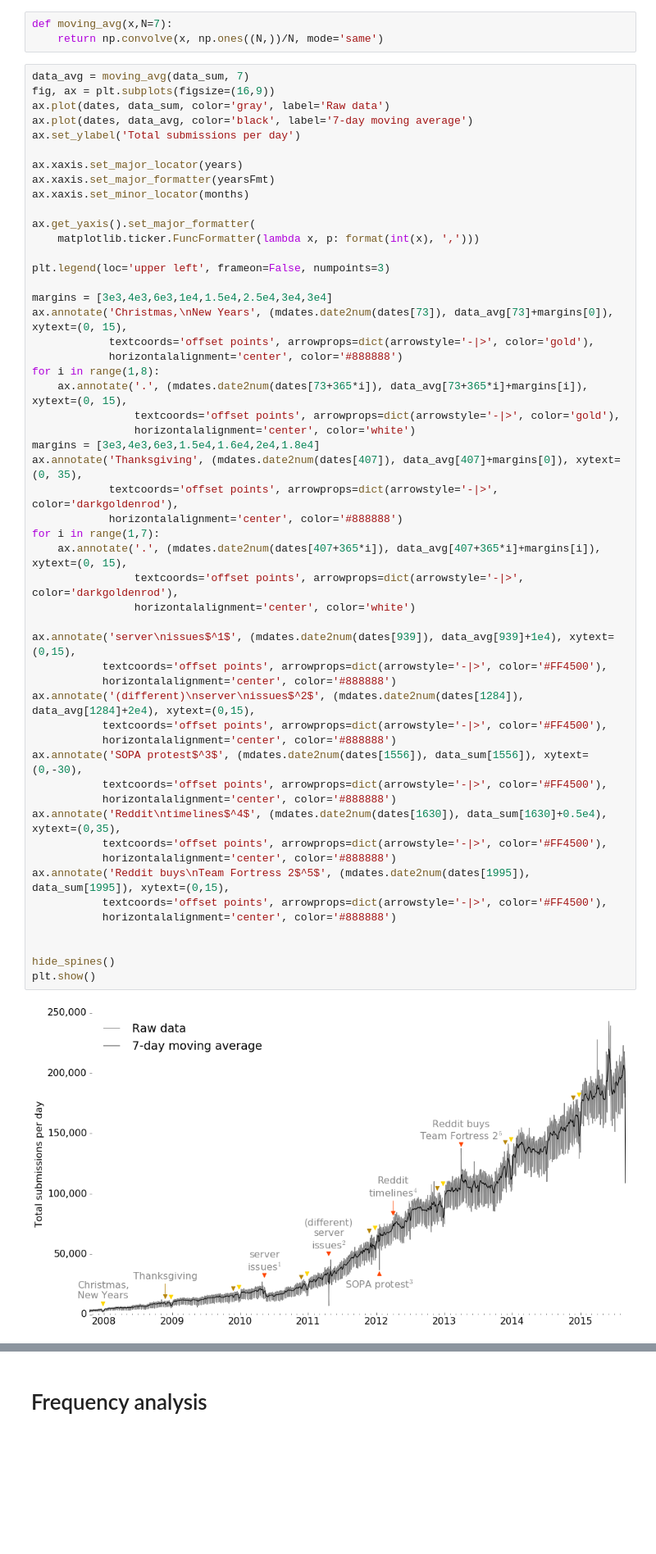
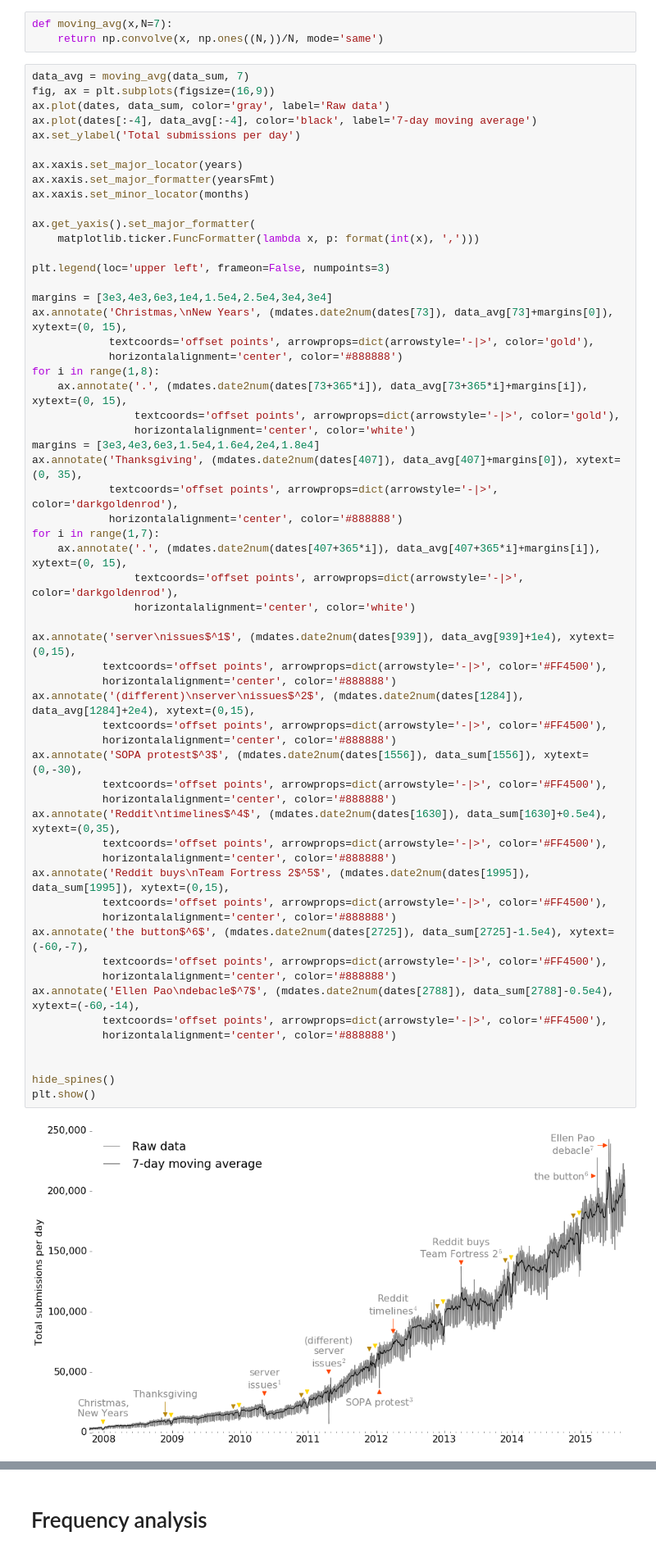
Before and after one commit to JeroenDelcour/redditStats, a Jupyter notebook: subreddits activity/subreddit video.ipynb, the cells around one changed output, grey strips where cells are left out. Shown at 82% size. Drawn from its saved outputs; the diff is of its cells as text; blank space fills up the shorter version.

```diff
--- a/subreddits activity/subreddit video.ipynb
+++ b/subreddits activity/subreddit video.ipynb
@@ -387,7 +387,7 @@ def moving_avg(x,N=7):
 data_avg = moving_avg(data_sum, 7)
 fig, ax = plt.subplots(figsize=(16,9))
 ax.plot(dates, data_sum, color='gray', label='Raw data')
-ax.plot(dates, data_avg, color='black', label='7-day moving average')
+ax.plot(dates[:-4], data_avg[:-4], color='black', label='7-day moving average')
 ax.set_ylabel('Total submissions per day')
 
 ax.xaxis.set_major_locator(years)
@@ -409,34 +409,40 @@ for i in range(1,8):
                 horizontalalignment='center', color='white')
 margins = [3e3,4e3,6e3,1.5e4,1.6e4,2e4,1.8e4]
 ax.annotate('Thanksgiving', (mdates.date2num(dates[407]), data_avg[407]+margins[0]), xytext=(0, 35),
             textcoords='offset points', arrowprops=dict(arrowstyle='-|>', color='darkgoldenrod'),
             horizontalalignment='center', color='#888888')
 for i in range(1,7):
     ax.annotate('.', (mdates.date2num(dates[407+365*i]), data_avg[407+365*i]+margins[i]), xytext=(0, 15),
                 textcoords='offset points', arrowprops=dict(arrowstyle='-|>', color='darkgoldenrod'),
                 horizontalalignment='center', color='white')
 
 ax.annotate('server\nissues$^1$', (mdates.date2num(dates[939]), data_avg[939]+1e4), xytext=(0,15),
            textcoords='offset points', arrowprops=dict(arrowstyle='-|>', color='#FF4500'),
            horizontalalignment='center', color='#888888')
 ax.annotate('(different)\nserver\nissues$^2$', (mdates.date2num(dates[1284]), data_avg[1284]+2e4), xytext=(0,15),
            textcoords='offset points', arrowprops=dict(arrowstyle='-|>', color='#FF4500'),
            horizontalalignment='center', color='#888888')
 ax.annotate('SOPA protest$^3$', (mdates.date2num(dates[1556]), data_sum[1556]), xytext=(0,-30),
            textcoords='offset points', arrowprops=dict(arrowstyle='-|>', color='#FF4500'),
            horizontalalignment='center', color='#888888')
 ax.annotate('Reddit\ntimelines$^4$', (mdates.date2num(dates[1630]), data_sum[1630]+0.5e4), xytext=(0,35),
            textcoords='offset points', arrowprops=dict(arrowstyle='-|>', color='#FF4500'),
            horizontalalignment='center', color='#888888')
 ax.annotate('Reddit buys\nTeam Fortress 2$^5$', (mdates.date2num(dates[1995]), data_sum[1995]), xytext=(0,15),
            textcoords='offset points', arrowprops=dict(arrowstyle='-|>', color='#FF4500'),
            horizontalalignment='center', color='#888888')
+ax.annotate('the button$^6$', (mdates.date2num(dates[2725]), data_sum[2725]-1.5e4), xytext=(-60,-7),
+           textcoords='offset points', arrowprops=dict(arrowstyle='-|>', color='#FF4500'),
+           horizontalalignment='center', color='#888888')
+ax.annotate('Ellen Pao\ndebacle$^7$', (mdates.date2num(dates[2788]), data_sum[2788]-0.5e4), xytext=(-60,-14),
+           textcoords='offset points', arrowprops=dict(arrowstyle='-|>', color='#FF4500'),
+           horizontalalignment='center', color='#888888')
 
 
 hide_spines()
 plt.show()
 # %% [output]
-[figure, old version]
+[figure, new version]
 # %%
 import time
 import datetime
```
Also changed, not shown: parts of 2 cells of this notebook.
